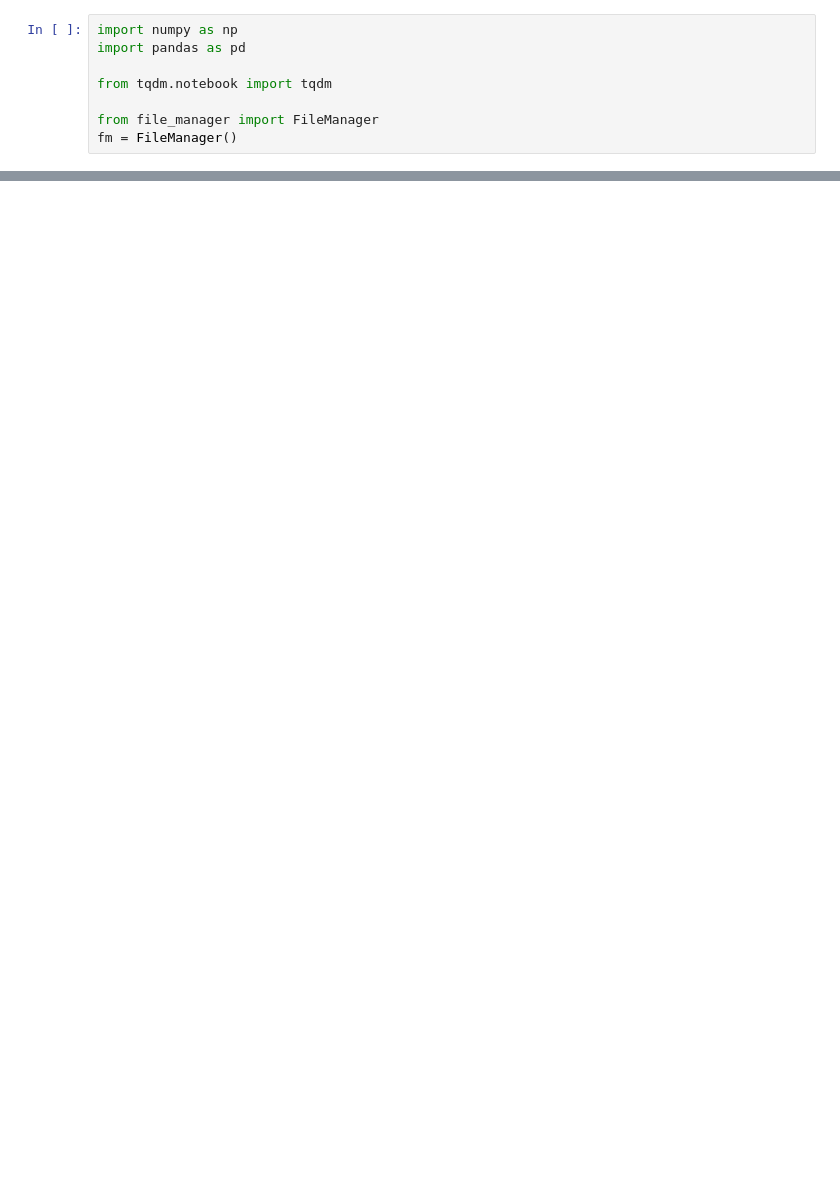
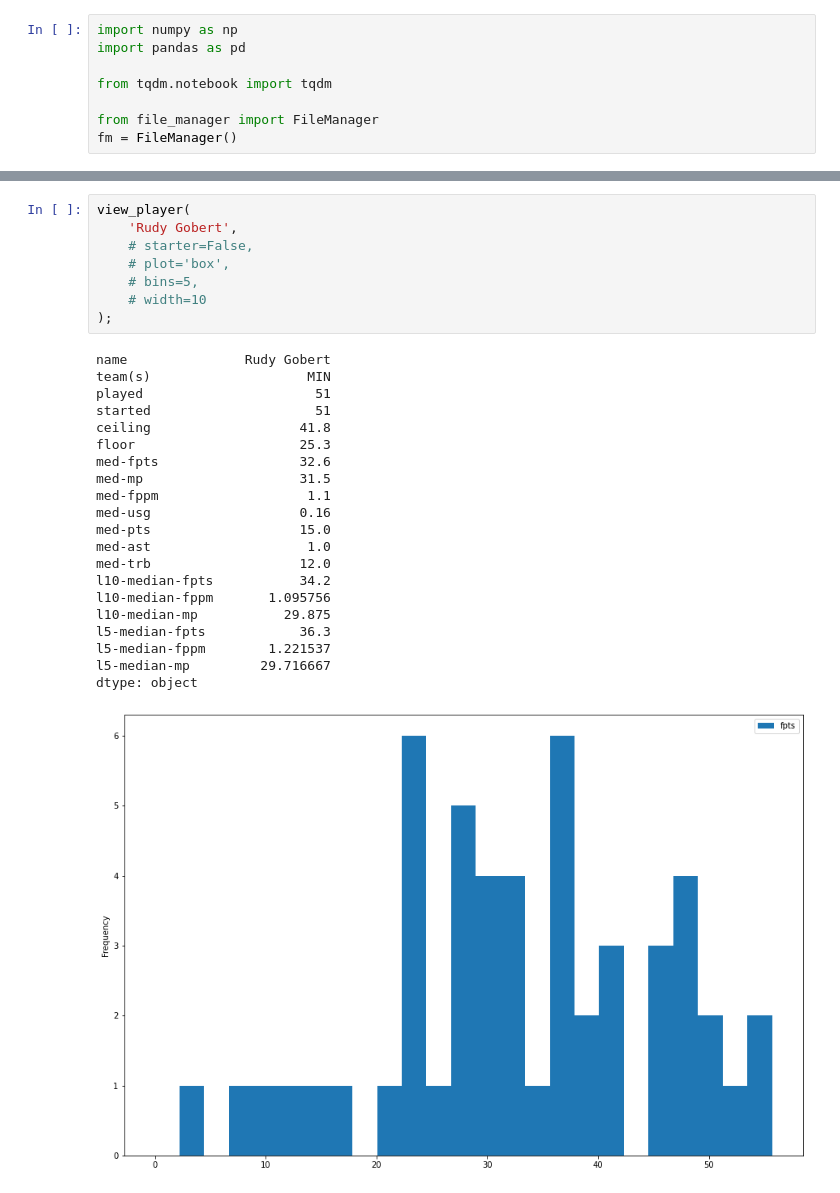
Before and after one commit to jackdegen/nba-demo, a Jupyter notebook: src/analyzing-players.ipynb, the cells around one changed output, grey strips where cells are left out. Drawn from its saved outputs; the diff is of its cells as text; blank space fills up the shorter version.

```diff
--- a/src/analyzing-players.ipynb
+++ b/src/analyzing-players.ipynb
@@ -113,0 +175,30 @@ dtype: object
+# %%
+view_player(
+    'Rudy Gobert',
+    # starter=False,
+    # plot='box',
+    # bins=5,
+    # width=10
+);
+# %% [output]
+name               Rudy Gobert
+team(s)                    MIN
+played                      51
+started                     51
+ceiling                   41.8
+floor                     25.3
+med-fpts                  32.6
+med-mp                    31.5
+med-fppm                   1.1
+med-usg                   0.16
+med-pts                   15.0
+med-ast                    1.0
+med-trb                   12.0
+l10-median-fpts           34.2
+l10-median-fppm       1.095756
+l10-median-mp           29.875
+l5-median-fpts            36.3
+l5-median-fppm        1.221537
+l5-median-mp         29.716667
+dtype: object
+[figure, added]
```
Also changed, not shown: parts of 7 cells of this notebook, 2 other files.
